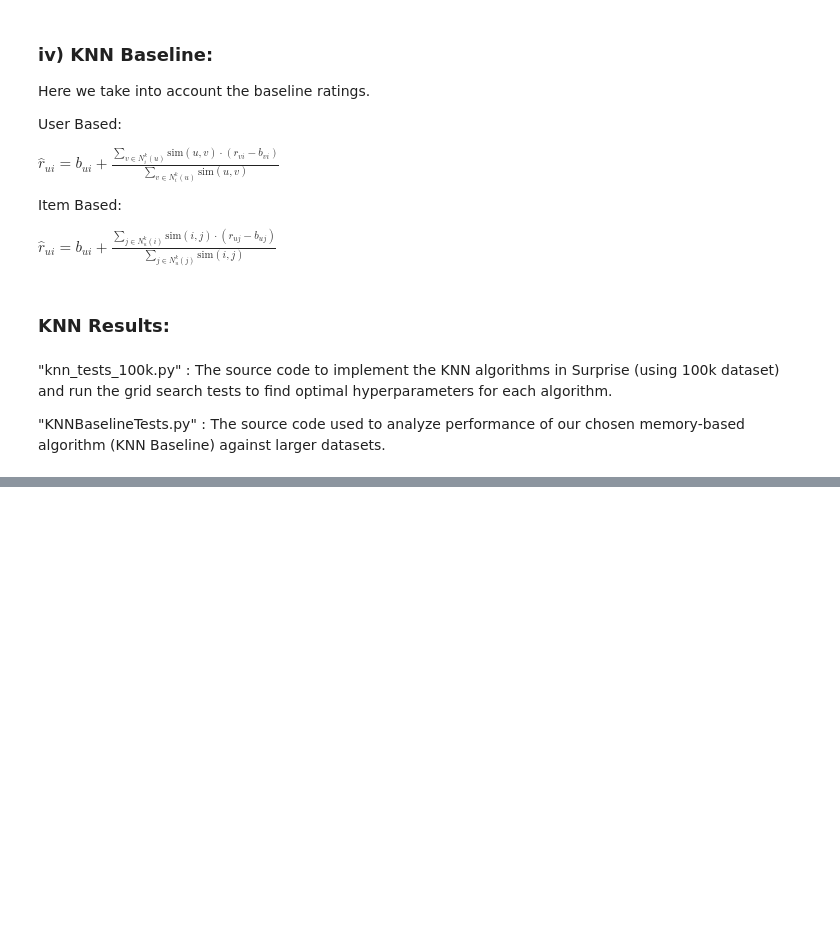
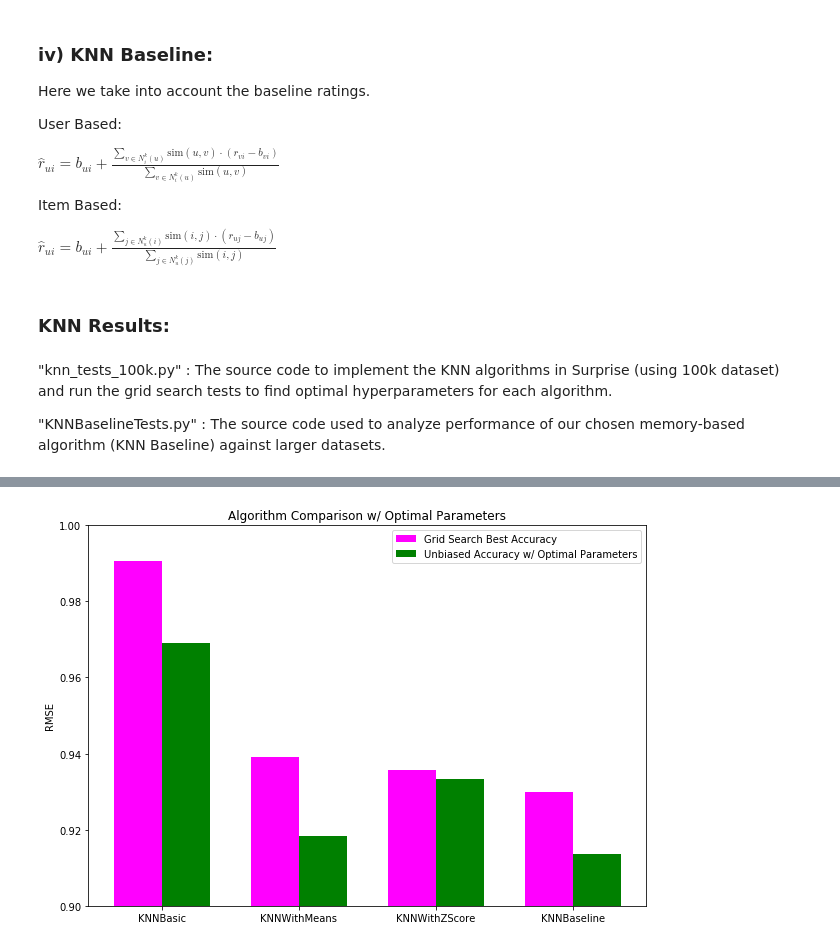
Before and after one commit to gmidhun95/recommender_system, a Jupyter notebook: project_part1/Report.ipynb, the cells around one changed output, grey strips where cells are left out. Drawn from its saved outputs; the diff is of its cells as text; code cells hidden in the pictures; blank space fills up the shorter version.

```diff
--- a/project_part1/Report.ipynb
+++ b/project_part1/Report.ipynb
@@ -135,0 +226,24 @@ N^k_u(j)} \text{sim}(i, j)} $
+# %%
+gridsearch_opt_accuracies = [0.990718028313, 0.939079136288, 0.935620684677, 0.929931954255]
+unbiased_accuracies =[0.96899782698417969, 0.91831765436668245, 0.93329486881966095, 0.91349864307782735]
+
+num_of_sim_metric=4
+bar_width = .35
+ind = np.arange(num_of_sim_metric)
+
+fig, ax = plt.subplots()
+fig.set_size_inches(10,7)
+rects1 = ax.bar(ind, gridsearch_opt_accuracies, bar_width, color="magenta")
+rects2 = ax.bar(ind+bar_width, unbiased_accuracies, bar_width, color="green")
+
+ax.set_ylabel(error_metric)
+ax.set_title("Algorithm Comparison w/ Optimal Parameters")
+ax.set_xticks(ind + bar_width / 2)
+ax.set_yticks((.9, .92, .94, .96, .98, 1))
+ax.set_ylim(bottom=.9, top=1)
+ax.set_xticklabels(('KNNBasic', 'KNNWithMeans', 'KNNWithZScore', 'KNNBaseline'))
+
+ax.legend((rects1[0], rects2[0]), ('Grid Search Best Accuracy', 'Unbiased Accuracy w/ Optimal Parameters'))
+plt.show()
+# %% [output]
+[figure, added]
```
Also changed, not shown: parts of 5 cells of this notebook.
